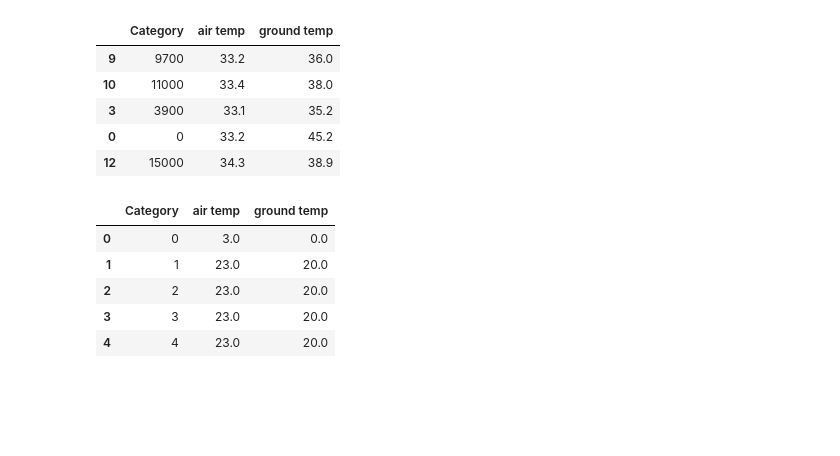
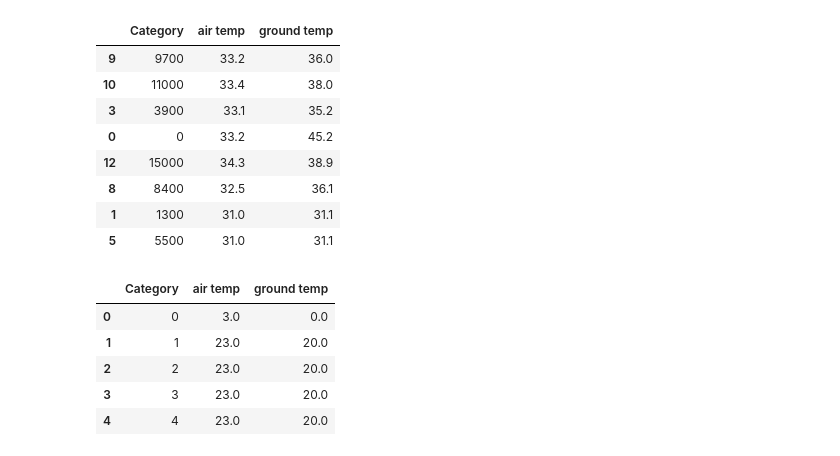
Before and after one commit to yleeyilin/netlogo, a Jupyter notebook: historical/courtyardValidation.ipynb, the cells around one changed output. Saved outputs shown, nothing was run; the diff lists cells and outputs as text; code cells hidden in the pictures; blank space fills up the shorter version.

```diff
--- a/historical/courtyardValidation.ipynb
+++ b/historical/courtyardValidation.ipynb
@@ -11,14 +11,17 @@ courtyard_observed = pd.read_csv('/Users/leeyilin/Downloads/netlogo/data/recorde
 courtyard_predicted = pd.read_csv('/Users/leeyilin/Downloads/netlogo/data/model/courtyard.csv').sample(n=8)
 # %%
 # view observed courtyard data
-courtyard_observed.head()
+courtyard_observed
 # %% [output]
 |  | Category | air temp | ground temp |
 | 9 | 9700 | 33.2 | 36.0 |
 | 10 | 11000 | 33.4 | 38.0 |
 | 3 | 3900 | 33.1 | 35.2 |
 | 0 | 0 | 33.2 | 45.2 |
 | 12 | 15000 | 34.3 | 38.9 |
+| 8 | 8400 | 32.5 | 36.1 |
+| 1 | 1300 | 31.0 | 31.1 |
+| 5 | 5500 | 31.0 | 31.1 |
 # %%
 # view predicted courtyard data
 courtyard_predicted.head()
```
Also changed, not shown: 7 other files.
